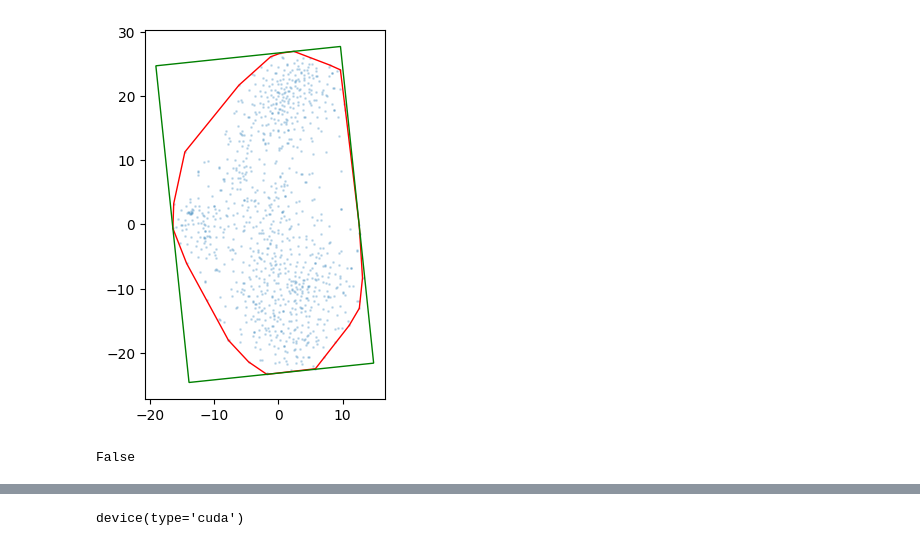
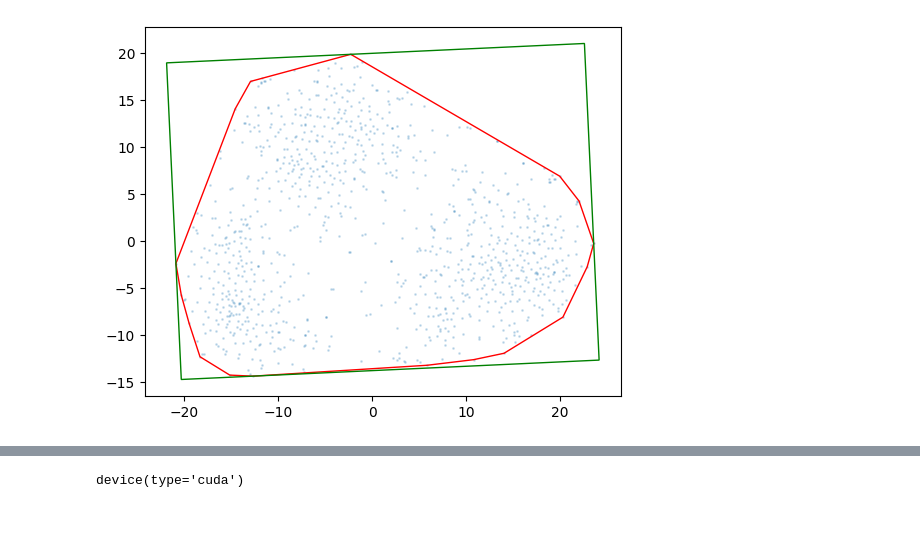
Before and after one commit to sverige16/Tomic-Chem-CP-Prot-MoA, a Jupyter notebook: 04_Tomics_Models/Erik_Models/DeepInsight.ipynb, the cells around one changed output, grey strips where cells are left out. Drawn from its saved outputs; the diff is of its cells as text; code cells hidden in the pictures; blank space fills up the shorter version.

Commit message:
Functional tomics, picture and chemical structure stuff. Working on deepinsight/tabular to image transformation

```diff
--- a/04_Tomics_Models/Erik_Models/DeepInsight.ipynb
+++ b/04_Tomics_Models/Erik_Models/DeepInsight.ipynb
@@ -671,15 +795,11 @@ it = ImageTransformer(
     feature_extractor=reducer,
     pixels=pixel_size)
 # %%
-it.fit(df_train_features, y=df_val_features, plot=True)
+it.fit(df_train_features, y=df_train_labels, plot=True)
 X_train_img = it.transform(X_train_norm)
 X_test_img = it.transform(X_test_norm)
 # %% [output]
-[figure, old version]
+[figure, new version]
-# %%
-np.isnan(df_train_features.to_numpy().any())
-# %% [output]
-False
 # %%
 import matplotlib.pyplot as plt
 import matplotlib.ticker as ticker
```
Also changed, not shown: parts of 34 cells of this notebook, 16 other files.
